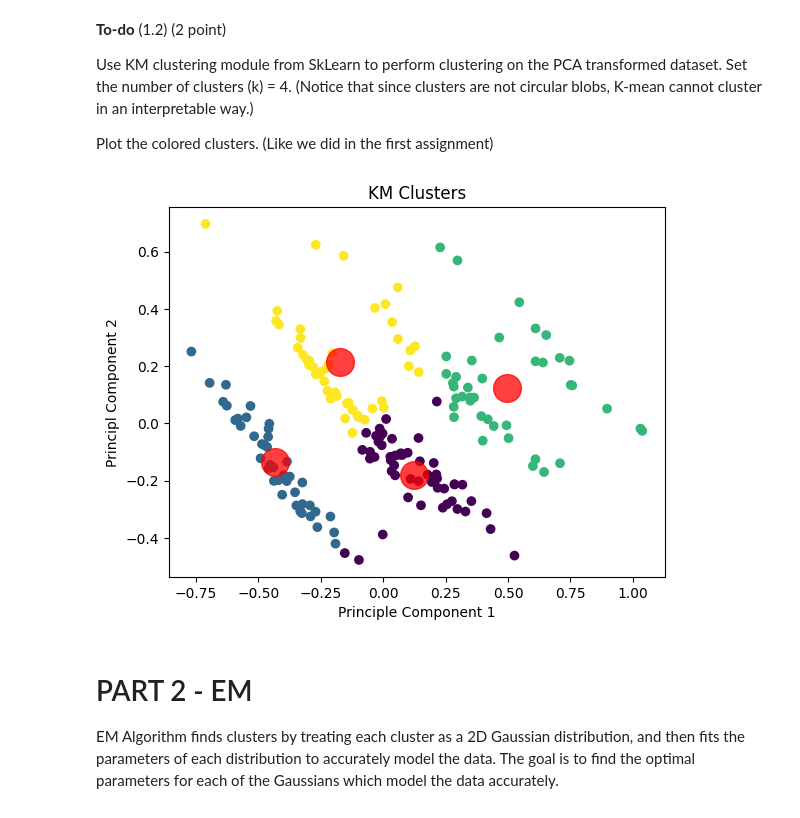
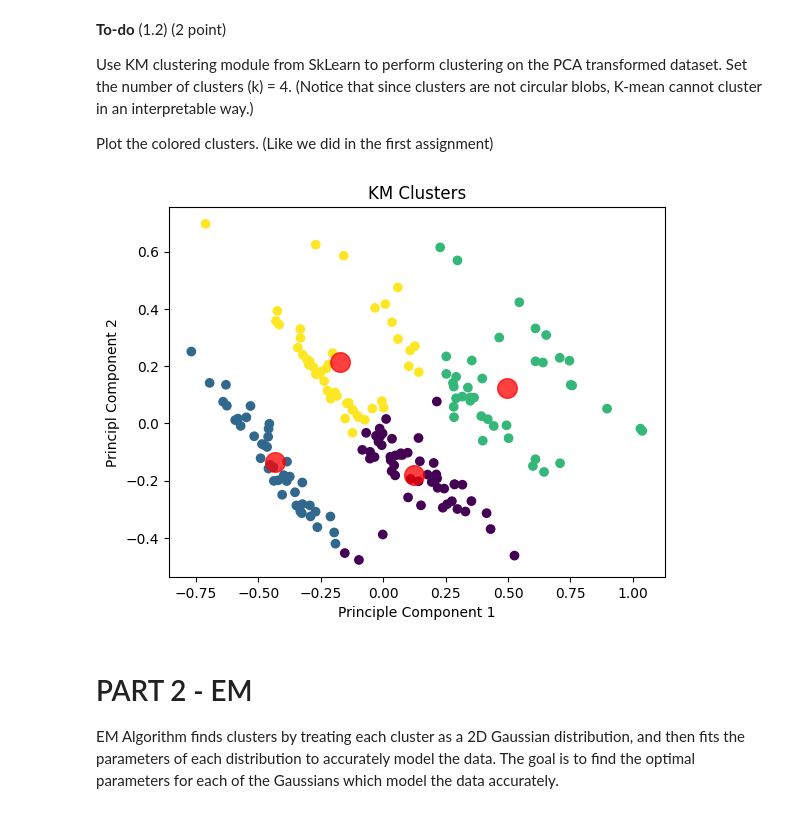
Before and after one commit to siakhorsand/Kmeans, a Jupyter notebook: A2/A2.ipynb, the cells around one changed output. Saved outputs shown, nothing was run; the diff lists cells and outputs as text; code cells hidden in the pictures.

```diff
--- a/A2/A2.ipynb
+++ b/A2/A2.ipynb
@@ -77,20 +77,20 @@ Plot the colored clusters. (Like we did in the first assignment)
 # %%
 
 # 1.2 GOTTA FIX
 
 from sklearn.cluster import KMeans
 pca = X_pca.fit_transform(X)
 KM = KMeans(n_clusters = 4, random_state = 0)
 labels = KM.fit_predict(pca)
 
 scatter = plt.scatter(pca[:,0], pca[:,1], c = labels, cmap = 'viridis')
-plt.scatter(KM.cluster_centers_[:,0], KM.cluster_centers_[:,1], c = 'red', s = 400, alpha = 0.75)
+plt.scatter(KM.cluster_centers_[:,0], KM.cluster_centers_[:,1], c = 'red', s = 200, alpha = 0.75)
 plt.xlabel('Principle Component 1')
 plt.ylabel('Principl Component 2')
 plt.title('KM Clusters')
 plt.show()
 # %% [output]
-[figure, old version]
+[figure, new version]
 # %% [markdown]
 # PART 2 - EM
 
```
Also changed, not shown: parts of 7 cells of this notebook, 4 other files.
